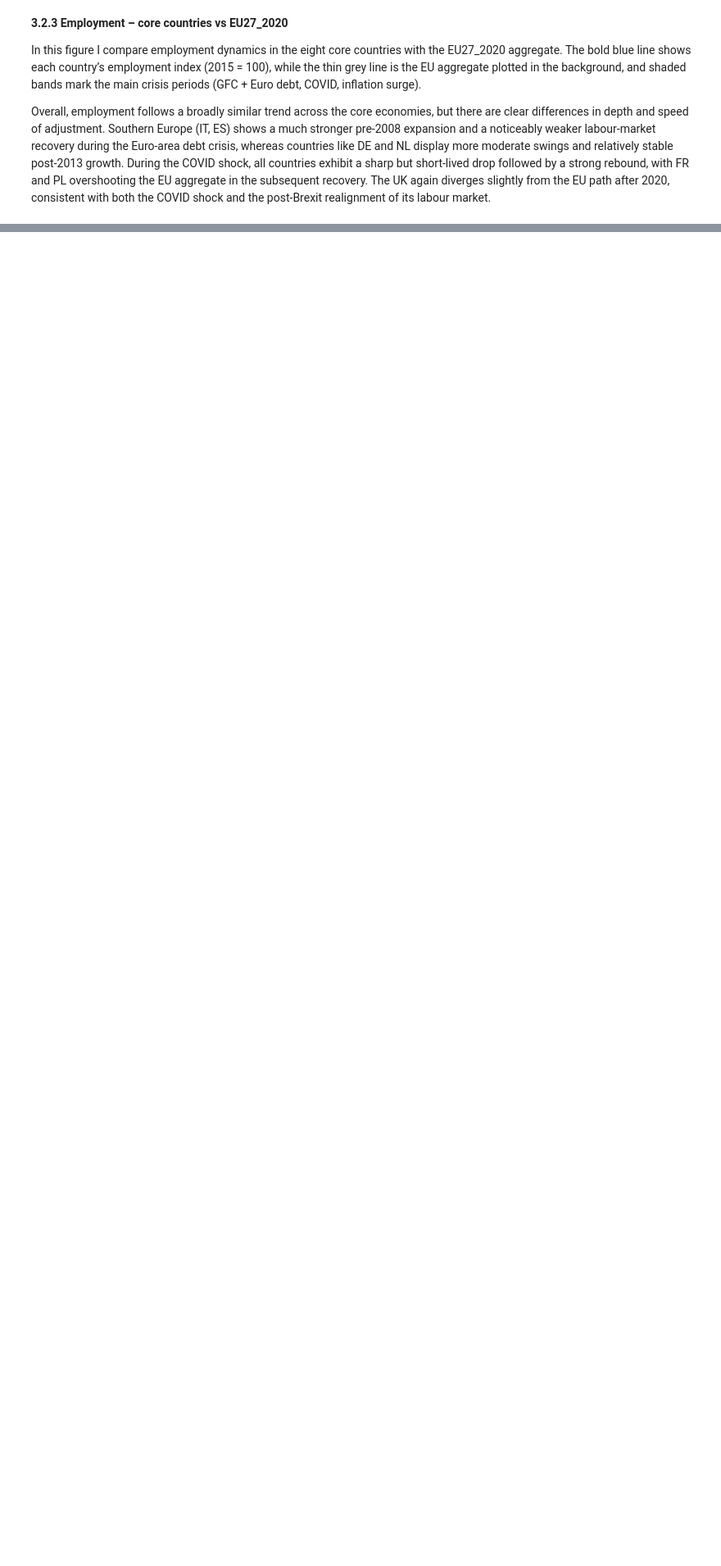
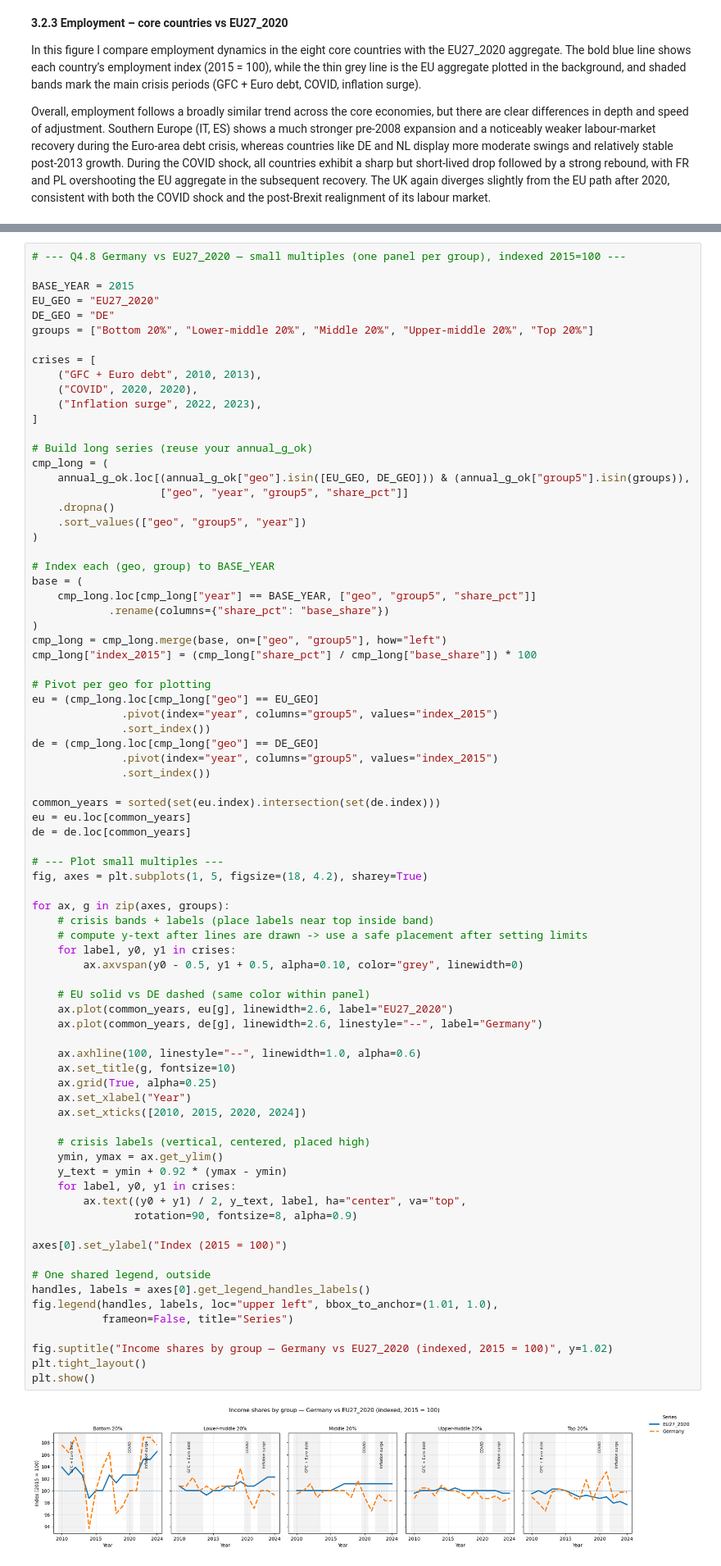
Before and after one commit to princebhanusteta/euro-macro-inflation-income, a Jupyter notebook: notebooks/03_eda_macro.ipynb, the cells around one changed output, grey strips where cells are left out. Shown at 82% size. Drawn from its saved outputs; the diff is of its cells as text; blank space fills up the shorter version.

```diff
--- a/notebooks/03_eda_macro.ipynb
+++ b/notebooks/03_eda_macro.ipynb
@@ -1437,0 +1701,80 @@ Saved dispersion figure to: /Users/princebhanusteta/Documents/Projects/euro-macr
+# %%
+# --- Q4.8 Germany vs EU27_2020 — small multiples (one panel per group), indexed 2015=100 ---
+
+BASE_YEAR = 2015
+EU_GEO = "EU27_2020"
+DE_GEO = "DE"
+groups = ["Bottom 20%", "Lower-middle 20%", "Middle 20%", "Upper-middle 20%", "Top 20%"]
+
+crises = [
+    ("GFC + Euro debt", 2010, 2013),
+    ("COVID", 2020, 2020),
+    ("Inflation surge", 2022, 2023),
+]
+
+# Build long series (reuse your annual_g_ok)
+cmp_long = (
+    annual_g_ok.loc[(annual_g_ok["geo"].isin([EU_GEO, DE_GEO])) & (annual_g_ok["group5"].isin(groups)),
+                    ["geo", "year", "group5", "share_pct"]]
+    .dropna()
+    .sort_values(["geo", "group5", "year"])
+)
+
+# Index each (geo, group) to BASE_YEAR
+base = (
+    cmp_long.loc[cmp_long["year"] == BASE_YEAR, ["geo", "group5", "share_pct"]]
+            .rename(columns={"share_pct": "base_share"})
+)
+cmp_long = cmp_long.merge(base, on=["geo", "group5"], how="left")
+cmp_long["index_2015"] = (cmp_long["share_pct"] / cmp_long["base_share"]) * 100
+
+# Pivot per geo for plotting
+eu = (cmp_long.loc[cmp_long["geo"] == EU_GEO]
+              .pivot(index="year", columns="group5", values="index_2015")
+              .sort_index())
+de = (cmp_long.loc[cmp_long["geo"] == DE_GEO]
+              .pivot(index="year", columns="group5", values="index_2015")
+              .sort_index())
+
+common_years = sorted(set(eu.index).intersection(set(de.index)))
+eu = eu.loc[common_years]
+de = de.loc[common_years]
+
+# --- Plot small multiples ---
+fig, axes = plt.subplots(1, 5, figsize=(18, 4.2), sharey=True)
+
+for ax, g in zip(axes, groups):
+    # crisis bands + labels (place labels near top inside band)
+    # compute y-text after lines are drawn -> use a safe placement after setting limits
+    for label, y0, y1 in crises:
+        ax.axvspan(y0 - 0.5, y1 + 0.5, alpha=0.10, color="grey", linewidth=0)
+
+    # EU solid vs DE dashed (same color within panel)
+    ax.plot(common_years, eu[g], linewidth=2.6, label="EU27_2020")
+    ax.plot(common_years, de[g], linewidth=2.6, linestyle="--", label="Germany")
+
+    ax.axhline(100, linestyle="--", linewidth=1.0, alpha=0.6)
+    ax.set_title(g, fontsize=10)
+    ax.grid(True, alpha=0.25)
+    ax.set_xlabel("Year")
+    ax.set_xticks([2010, 2015, 2020, 2024])
+
+    # crisis labels (vertical, centered, placed high)
+    ymin, ymax = ax.get_ylim()
+    y_text = ymin + 0.92 * (ymax - ymin)
+    for label, y0, y1 in crises:
+        ax.text((y0 + y1) / 2, y_text, label, ha="center", va="top",
+                rotation=90, fontsize=8, alpha=0.9)
+
+axes[0].set_ylabel("Index (2015 = 100)")
+
+# One shared legend, outside
+handles, labels = axes[0].get_legend_handles_labels()
+fig.legend(handles, labels, loc="upper left", bbox_to_anchor=(1.01, 1.0),
+           frameon=False, title="Series")
+
+fig.suptitle("Income shares by group — Germany vs EU27_2020 (indexed, 2015 = 100)", y=1.02)
+plt.tight_layout()
+plt.show()
+# %% [output]
+[figure, added]
```
Also changed, not shown: parts of 29 cells of this notebook, 19 other files.
